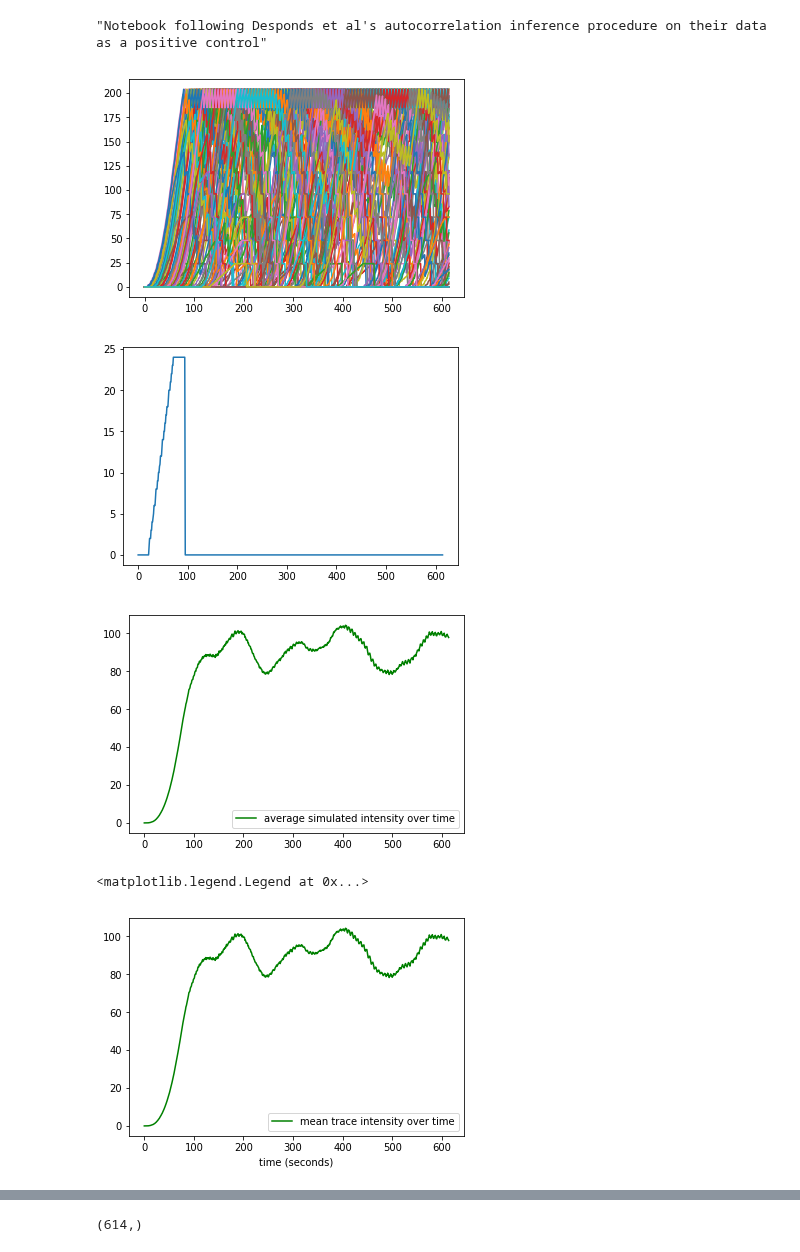
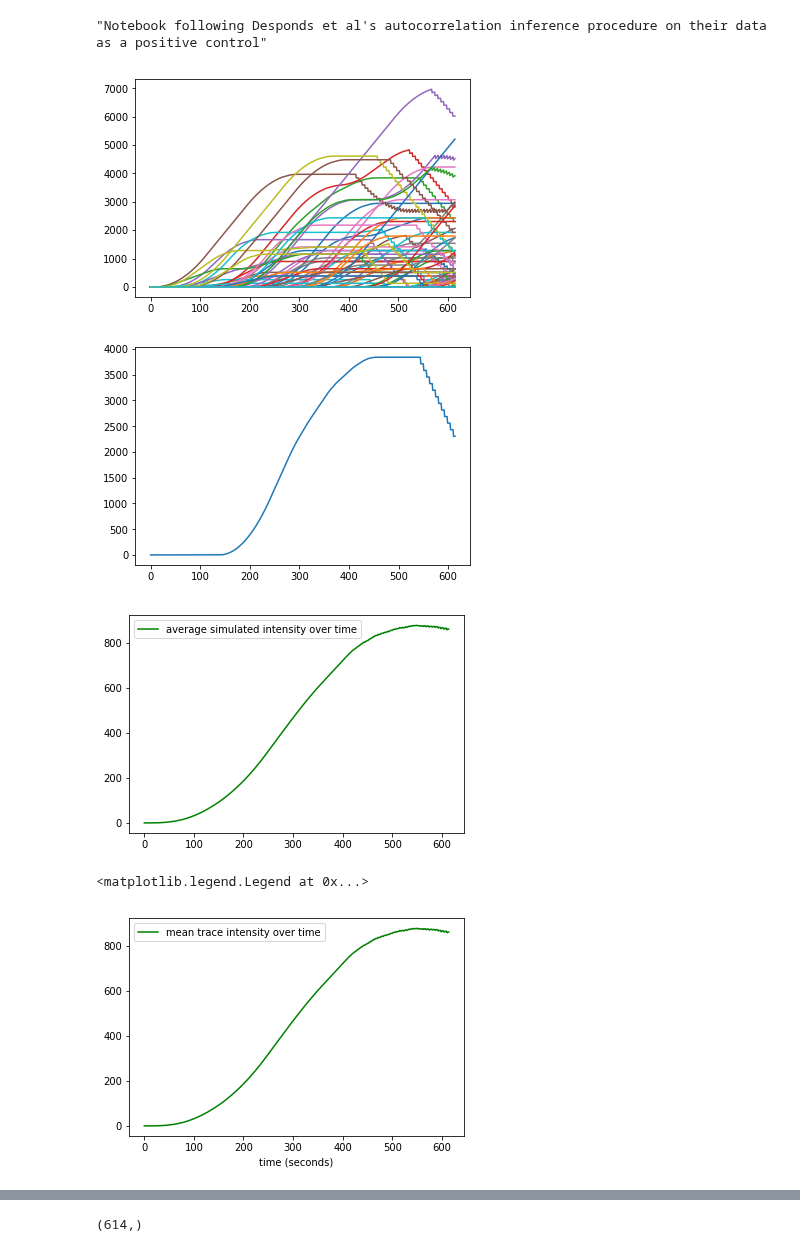
Before and after one commit to tlmakinen/bursting-IGMM, a Jupyter notebook: autocorrelation/desponds-positive-control.ipynb, the cells around one changed output, grey strips where cells are left out. Cells and saved outputs as stored; diff of their text form; code cells hidden in the pictures.

```diff
--- a/autocorrelation/desponds-positive-control.ipynb
+++ b/autocorrelation/desponds-positive-control.ipynb
@@ -73,12 +56,14 @@ tPol=6;                 # polII loading time
 k_elong=25;             # Elongation rate
 sizePol = tPol * k_elong     # Footprint, in basepairs, of polII
 
-k_on = 0.0137
-k_off = 0.0139
+k_on = 0.002
+k_off = 0.014
 duration = 615   # seconds
 num = 100           # number of traces in our simulated dataset
 
-loop_function = DespondsMs2Loops(despondsfile, tPol, k_elong).loopsByBp
+loop_function = tailUpMs2().loop_function
+
+#loop_function = DespondsMs2Loops(despondsfile, tPol, k_elong).loopsByBp
 # %%
 # Now let's simulate 100 traces to create a package of traces we'd expect to get from actual data.
 # Parameters:
@@ -104,19 +89,19 @@ tracelist = np.asarray(tracelist)
 for i in tracelist:
     plt.plot(i)
 # %% [output]
-[figure, old version]
+[figure, new version]
 # %%
-plt.plot(np.arange(len(tracelist[1])), tracelist[32])
+plt.plot(np.arange(len(tracelist[1])), tracelist[2])
 plt.show()
 # %% [output]
-[figure, old version]
+[figure, new version]
 # %%
 plt.plot(np.arange(len(tracelist[1])), np.mean(tracelist, axis=0), color='green', label='average simulated intensity over time')
 plt.legend(loc='best')
 
 plt.show()
 # %% [output]
-[figure, old version]
+[figure, new version]
 # %%
 # plot mean intensity over time to define good steady-state window for embryo trace package
 traces=[]
@@ -131,5 +116,5 @@ plt.xlabel('time (seconds)')
 plt.legend()
 # %% [output]
 <matplotlib.legend.Legend at 0x...>
-[figure, old version]
+[figure, new version]
 # %%
```
Also changed, not shown: parts of 26 cells of this notebook, 3 other files.
